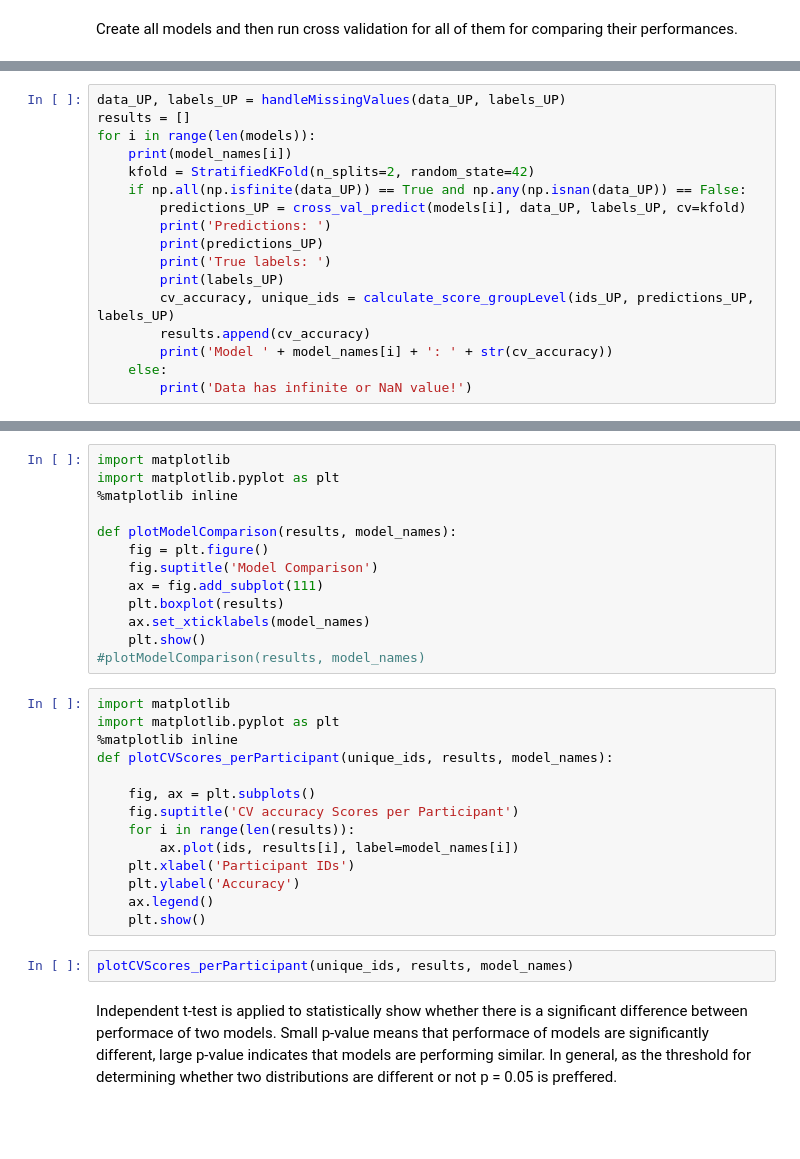
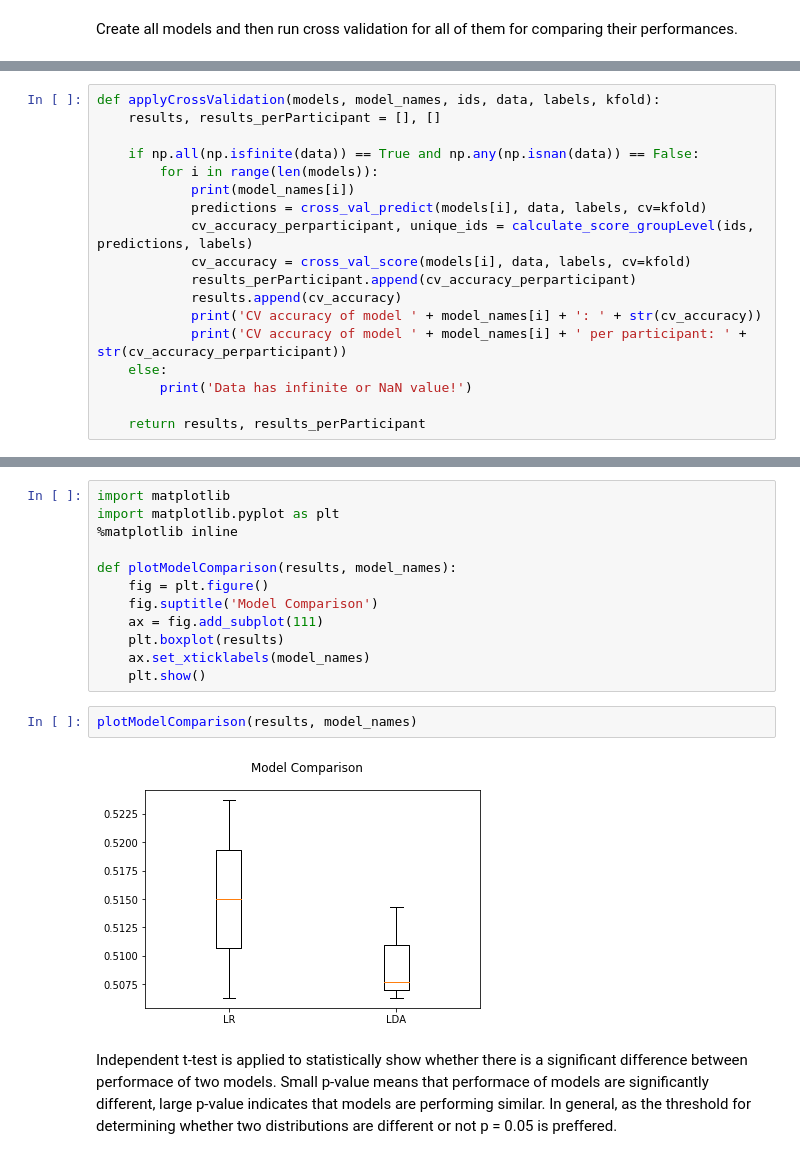
Before and after one commit to aath0/AlgorithmsNeuroscience, a Jupyter notebook: Tutorials/Applying Machine Learning Methods-2.ipynb, the cells around one changed output, grey strips where cells are left out. Saved outputs shown, nothing was run; the diff lists cells and outputs as text; blank space fills up the shorter version.

```diff
--- a/Tutorials/Applying Machine Learning Methods-2.ipynb
+++ b/Tutorials/Applying Machine Learning Methods-2.ipynb
@@ -123,17 +123,0 @@ model_names = [ 'LR'] #, 'LDA']
-# %%
-data_UP, labels_UP = handleMissingValues(data_UP, labels_UP)
-results = []
-for i in range(len(models)):
-    print(model_names[i])
-    kfold = StratifiedKFold(n_splits=2, random_state=42)
-    if np.all(np.isfinite(data_UP)) == True and np.any(np.isnan(data_UP)) == False:
-        predictions_UP = cross_val_predict(models[i], data_UP, labels_UP, cv=kfold)
-        print('Predictions: ')
-        print(predictions_UP)
-        print('True labels: ')
-        print(labels_UP)
-        cv_accuracy, unique_ids = calculate_score_groupLevel(ids_UP, predictions_UP, labels_UP)
-        results.append(cv_accuracy)
-        print('Model ' + model_names[i] + ': ' + str(cv_accuracy))
-    else:
-        print('Data has infinite or NaN value!')
@@ -141,0 +124,18 @@ LR
+# %%
+def applyCrossValidation(models, model_names, ids, data, labels, kfold):
+    results, results_perParticipant = [], []
+
+    if np.all(np.isfinite(data)) == True and np.any(np.isnan(data)) == False:
+        for i in range(len(models)):
+            print(model_names[i])
+            predictions = cross_val_predict(models[i], data, labels, cv=kfold)
+            cv_accuracy_perparticipant, unique_ids = calculate_score_groupLevel(ids, predictions, labels)
+            cv_accuracy = cross_val_score(models[i], data, labels, cv=kfold)
+            results_perParticipant.append(cv_accuracy_perparticipant)
+            results.append(cv_accuracy)
+            print('CV accuracy of model ' + model_names[i] + ': ' + str(cv_accuracy))
+            print('CV accuracy of model ' + model_names[i] + ' per participant: ' + str(cv_accuracy_perparticipant))
+    else:
+        print('Data has infinite or NaN value!')
+
+    return results, results_perParticipant
@@ -151,23 +209,10 @@ def plotModelComparison(results, model_names):
     plt.boxplot(results)
     ax.set_xticklabels(model_names)
     plt.show()
-#plotModelComparison(results, model_names)
-# %%
-import matplotlib
-import matplotlib.pyplot as plt
-%matplotlib inline
-def plotCVScores_perParticipant(unique_ids, results, model_names):
-
-    fig, ax = plt.subplots()
-    fig.suptitle('CV accuracy Scores per Participant')
-    for i in range(len(results)):
-        ax.plot(ids, results[i], label=model_names[i])
-    plt.xlabel('Participant IDs')
-    plt.ylabel('Accuracy')
-    ax.legend()
-    plt.show()
 # %%
-plotCVScores_perParticipant(unique_ids, results, model_names)
+plotModelComparison(results, model_names)
+# %% [output]
+[figure, added]
 # %% [markdown]
 Independent t-test is applied to statistically show whether there is a significant difference between performace of two models. Small p-value means that performace of models are significantly different, large p-value indicates that models are performing similar. In general, as the threshold for determining whether two distributions are different or not p = 0.05 is preffered.
 # %%
```
Also changed, not shown: parts of 39 cells of this notebook.
